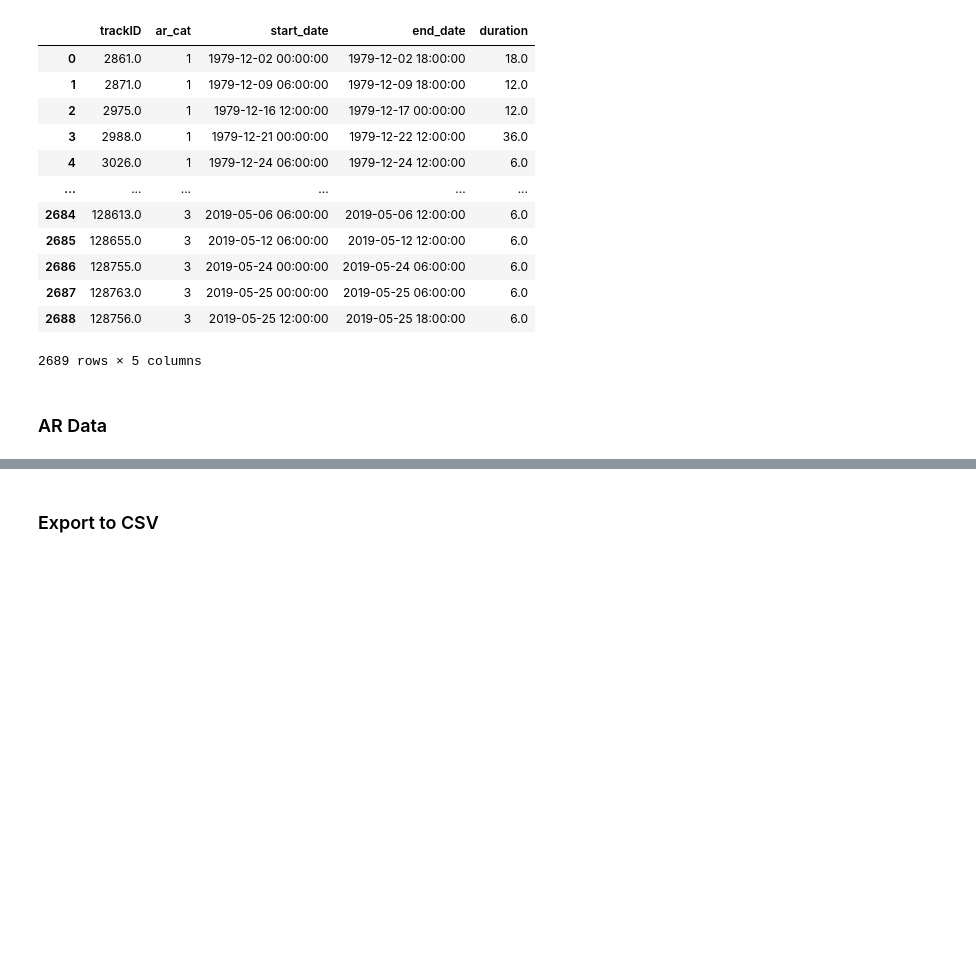
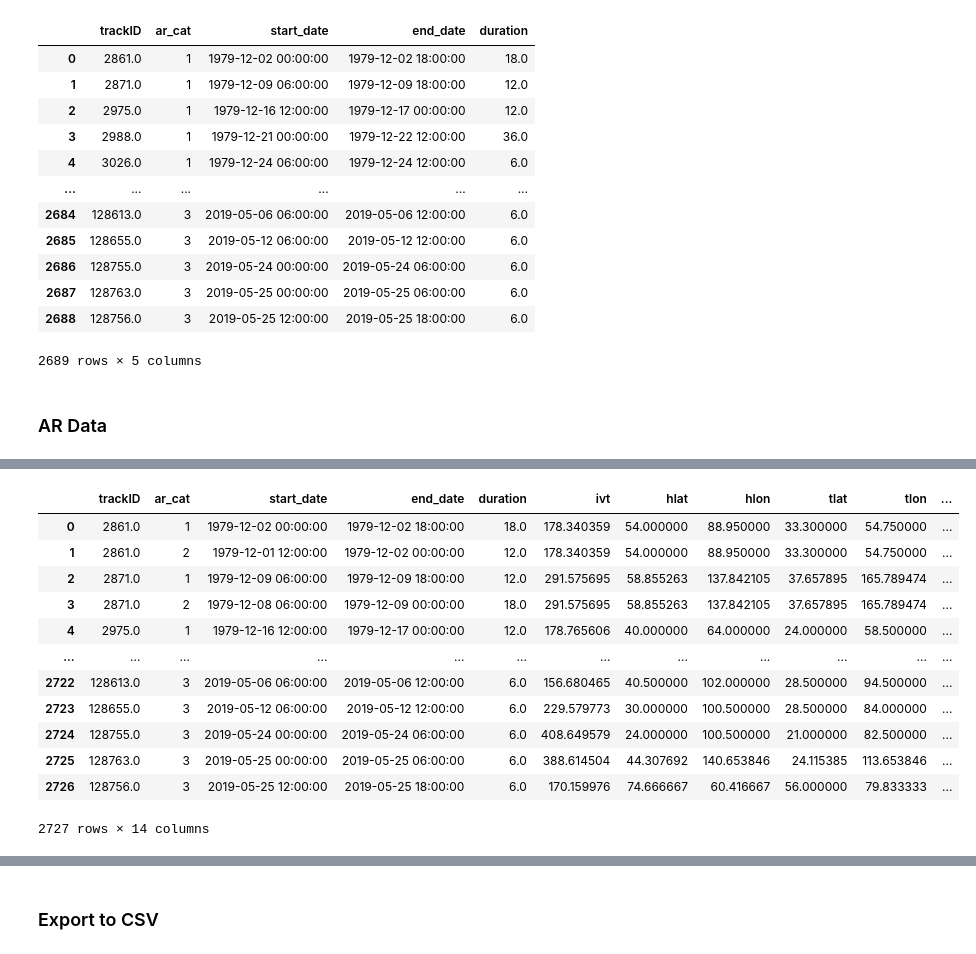
Before and after one commit to dlnash/HMA_AR_freezing_level, a Jupyter notebook: preprocess/generate_df_ivt.ipynb, the cells around one changed output, grey strips where cells are left out. Drawn from its saved outputs; the diff is of its cells as text; code cells hidden in the pictures; blank space fills up the shorter version.

Commit message:
update ivt and landslide database methods

```diff
--- a/preprocess/generate_df_ivt.ipynb
+++ b/preprocess/generate_df_ivt.ipynb
@@ -385,10 +182,4 @@ df
 # %%
-## duration of ARs based on trackID
-# for each AR Track ID, find the duration of that track
-filename =  path_to_data + 'ar_catalog/globalARcatalog_ERA-Interim_1979-2019_v3.0.nc'
-ds = xr.open_dataset(filename, engine='netcdf4')
-ds = ds.squeeze()
-
 # Select months
 idx = (ds.time.dt.month >= 12) | (ds.time.dt.month <= 5)
 kivty = ds.kivty.sel(time=idx) # ivty for each trackID
@@ -398,7 +189,8 @@ hlat = ds.hlat.sel(time=idx) # head latitude of each trackID
 hlon = ds.hlon.sel(time=idx) # head longitude of each trackID
 tlat = ds.tlat.sel(time=idx) # tail latitude of each trackID
 tlon = ds.tlon.sel(time=idx) # tail longitude of each trackID
-width = ds.width.sel(time=idx) # width of AR
+# width = ds.width.sel(time=idx) # width of AR
+ivtdir = ds.ivtdir.sel(time=idx) # direction of AR
 # %%
 %%time
 # append ivty and ivtx to df for each trackID
@@ -499,24 +269,0 @@ print(sr_height)
-# %%
-## link up landslide AR df with above
-fname = path_to_out + 'djfmam_landslide_ars.csv'
-landslide = pd.read_csv(fname)
-
-ar_trackID = df.trackID
-landslide_tracks = landslide.kidmap.values
-landslide_lats = landslide.latitude.values
-landslide_lons = landslide.longitude.values
-arr_allDays = np.zeros(len(ar_trackID), dtype=int)
-arr_latitude = np.zeros(len(ar_trackID), dtype=float)
-arr_longitude = np.zeros(len(ar_trackID), dtype=float)
-
-# Loop over ar days and match to ar_full
-for i, (track, lat, lon) in enumerate(zip(landslide_tracks, landslide_lats, landslide_lons)):
-    idx = np.where(ar_trackID == track)
-    arr_allDays[idx] = 1
-    # add in landslide lat and lon
-    arr_latitude[idx] = lat
-    arr_longitude[idx] = lon
-df['landslide'] = arr_allDays
-df['landslide_lat'] = arr_latitude
-df['landslide_lon'] = arr_longitude
-df
@@ -536,0 +270,18 @@ df
+# %%
+# merge AR df and landslide DF
+merged_data = pd.merge(df, landslide_df, how='outer', on='trackID')
+merged_data
+# %% [output]
+|  | trackID | ar_cat | start_date | end_date | duration | ivt | hlat | hlon | tlat | tlon | ... |
+| 0 | 2861.0 | 1 | 1979-12-02 00:00:00 | 1979-12-02 18:00:00 | 18.0 | 178.340359 | 54.000000 | 88.950000 | 33.300000 | 54.750000 | ... |
+| 1 | 2861.0 | 2 | 1979-12-01 12:00:00 | 1979-12-02 00:00:00 | 12.0 | 178.340359 | 54.000000 | 88.950000 | 33.300000 | 54.750000 | ... |
+| 2 | 2871.0 | 1 | 1979-12-09 06:00:00 | 1979-12-09 18:00:00 | 12.0 | 291.575695 | 58.855263 | 137.842105 | 37.657895 | 165.789474 | ... |
+| 3 | 2871.0 | 2 | 1979-12-08 06:00:00 | 1979-12-09 00:00:00 | 18.0 | 291.575695 | 58.855263 | 137.842105 | 37.657895 | 165.789474 | ... |
+| 4 | 2975.0 | 1 | 1979-12-16 12:00:00 | 1979-12-17 00:00:00 | 12.0 | 178.765606 | 40.000000 | 64.000000 | 24.000000 | 58.500000 | ... |
+| ... | ... | ... | ... | ... | ... | ... | ... | ... | ... | ... | ... |
+| 2722 | 128613.0 | 3 | 2019-05-06 06:00:00 | 2019-05-06 12:00:00 | 6.0 | 156.680465 | 40.500000 | 102.000000 | 28.500000 | 94.500000 | ... |
+| 2723 | 128655.0 | 3 | 2019-05-12 06:00:00 | 2019-05-12 12:00:00 | 6.0 | 229.579773 | 30.000000 | 100.500000 | 28.500000 | 84.000000 | ... |
+| 2724 | 128755.0 | 3 | 2019-05-24 00:00:00 | 2019-05-24 06:00:00 | 6.0 | 408.649579 | 24.000000 | 100.500000 | 21.000000 | 82.500000 | ... |
+| 2725 | 128763.0 | 3 | 2019-05-25 00:00:00 | 2019-05-25 06:00:00 | 6.0 | 388.614504 | 44.307692 | 140.653846 | 24.115385 | 113.653846 | ... |
+| 2726 | 128756.0 | 3 | 2019-05-25 12:00:00 | 2019-05-25 18:00:00 | 6.0 | 170.159976 | 74.666667 | 60.416667 | 56.000000 | 79.833333 | ... |
+2727 rows × 14 columns
```
Also changed, not shown: parts of 21 cells of this notebook, 13 other files.
